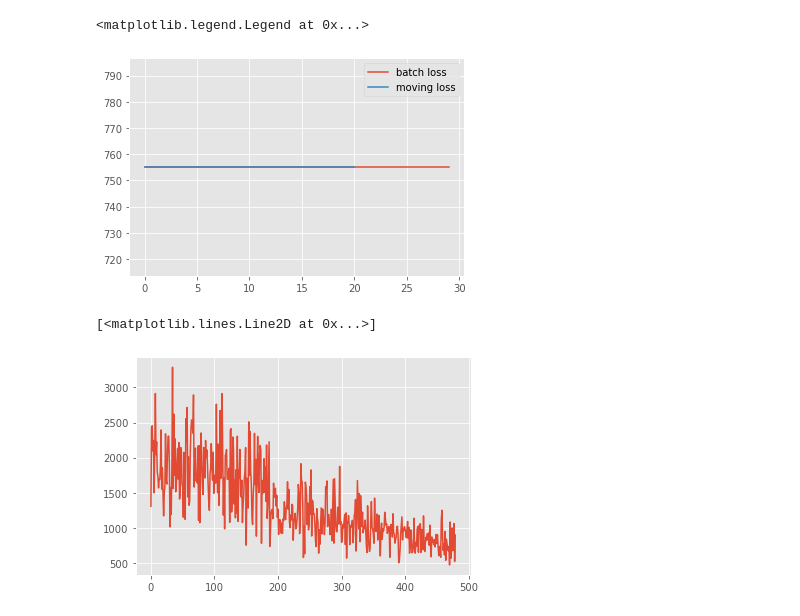
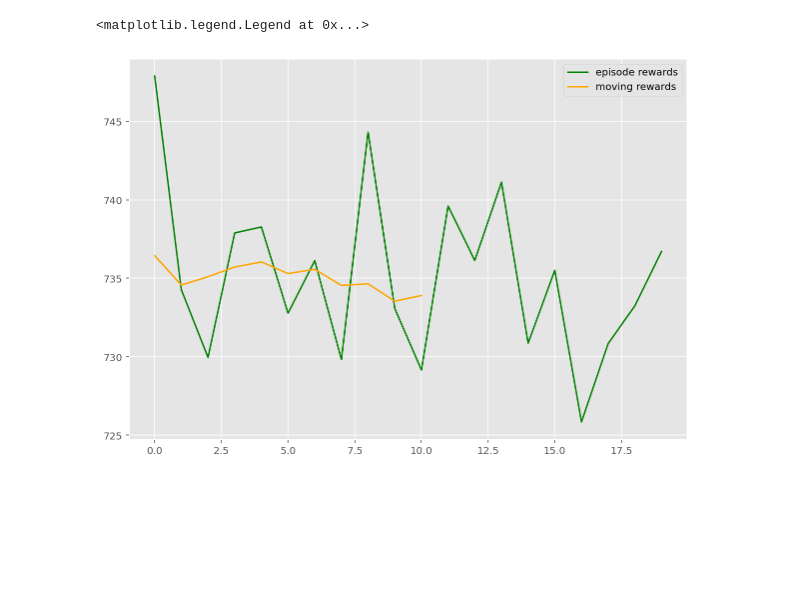
Before and after one commit to scespinoza/louisville-scooters, a Jupyter notebook: Training Curves.ipynb, the cells around one changed output. Cells and saved outputs as stored; diff of their text form; code cells hidden in the pictures; blank space fills up the shorter version.

```diff
--- a/Training Curves.ipynb
+++ b/Training Curves.ipynb
@@ -3,22 +4,18 @@ import pickle
 # %%
-with open('weights/monday_3.0_test.pickle', 'rb') as file:
+with open('weights/saturday_test.pickle', 'rb') as file:
     model = pickle.load(file)
 # %%
 import matplotlib.pyplot as plt
 import numpy as np
 
 plt.style.use('ggplot')
-plt.plot(model.history['rewards'], label='batch loss')
+
 n = 10
-
-moving_loss = np.convolve(model.history['rewards'], np.ones((n,))/n, mode='valid', )
-plt.plot(moving_loss, label='moving loss')
+fig, ax = plt.subplots(figsize=(10, 7))
+ax.plot(model.history['rewards'][10:], label='episode rewards', color='green')
+moving_loss = np.convolve(model.history['rewards'][10:], np.ones((n,))/n, mode='valid')
+ax.plot(moving_loss, label='moving rewards', color='orange')
 plt.legend()
 # %% [output]
 <matplotlib.legend.Legend at 0x...>
-[figure, old version]
+[figure, new version]
-# %%
-plt.plot(model.history['batch_loss'])
-# %% [output]
-[<matplotlib.lines.Line2D at 0x...>]
-[figure, removed]
```
Also changed, not shown: parts of 2 cells of this notebook, 5 other files.
